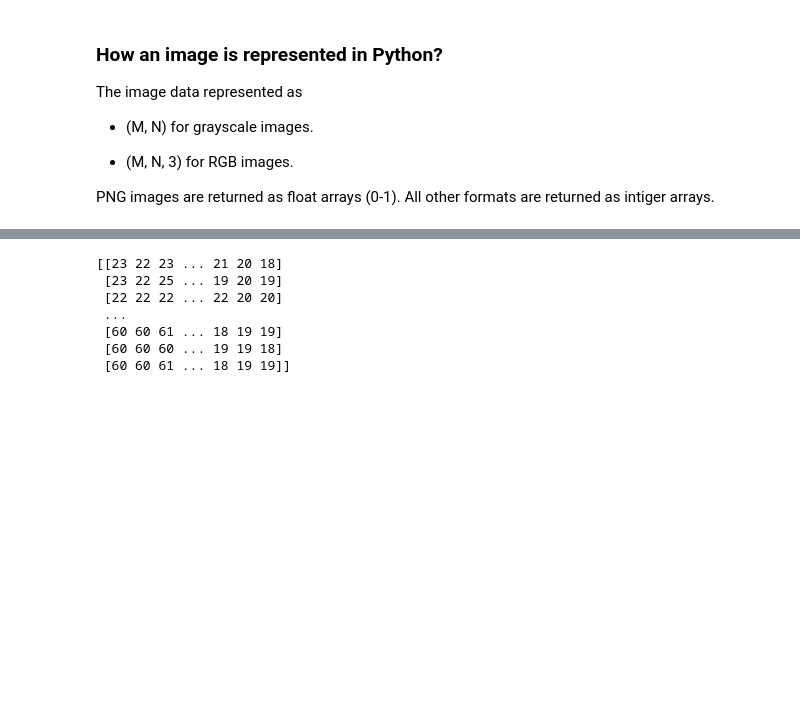
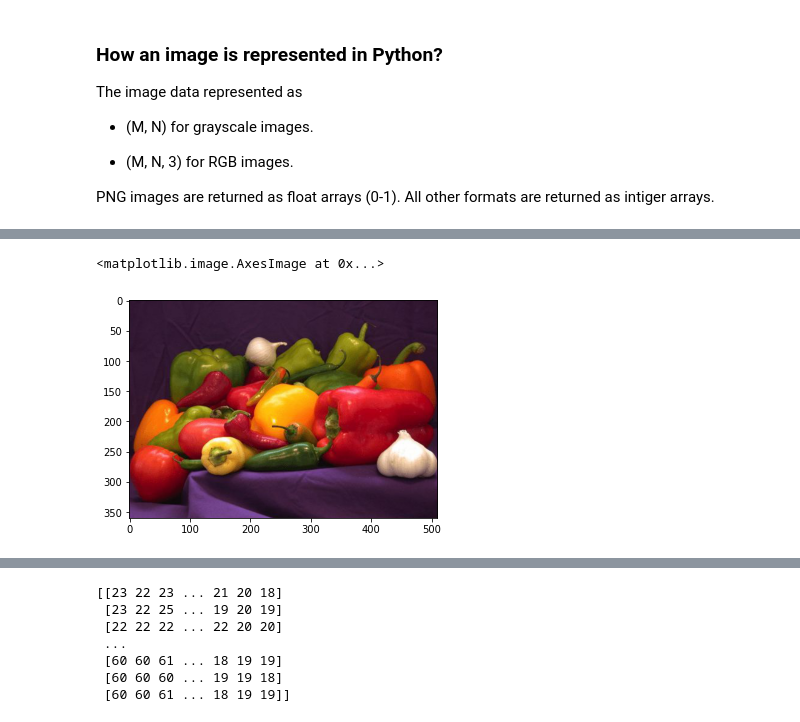
Before and after one commit to seyrankhademi/Interactive_Arch_Q3_P1, a Jupyter notebook: Interactive_Arch_Q3_P1.ipynb, the cells around one changed output, grey strips where cells are left out. Saved outputs shown, nothing was run; the diff lists cells and outputs as text; code cells hidden in the pictures; blank space fills up the shorter version.

```diff
--- a/Interactive_Arch_Q3_P1.ipynb
+++ b/Interactive_Arch_Q3_P1.ipynb
@@ -104,3 +114,10 @@ plt.imshow(imgresize)
+# %%
+#resize the image
+imgresize=img[50:410,90:600,:]
+plt.imshow(imgresize)
+# %% [output]
+<matplotlib.image.AxesImage at 0x...>
+[figure, added]
 # %%
 #we can visualize the red pixels in the image
 imgred=imgresize[:,:,0]
```
Also changed, not shown: parts of 16 cells of this notebook.
